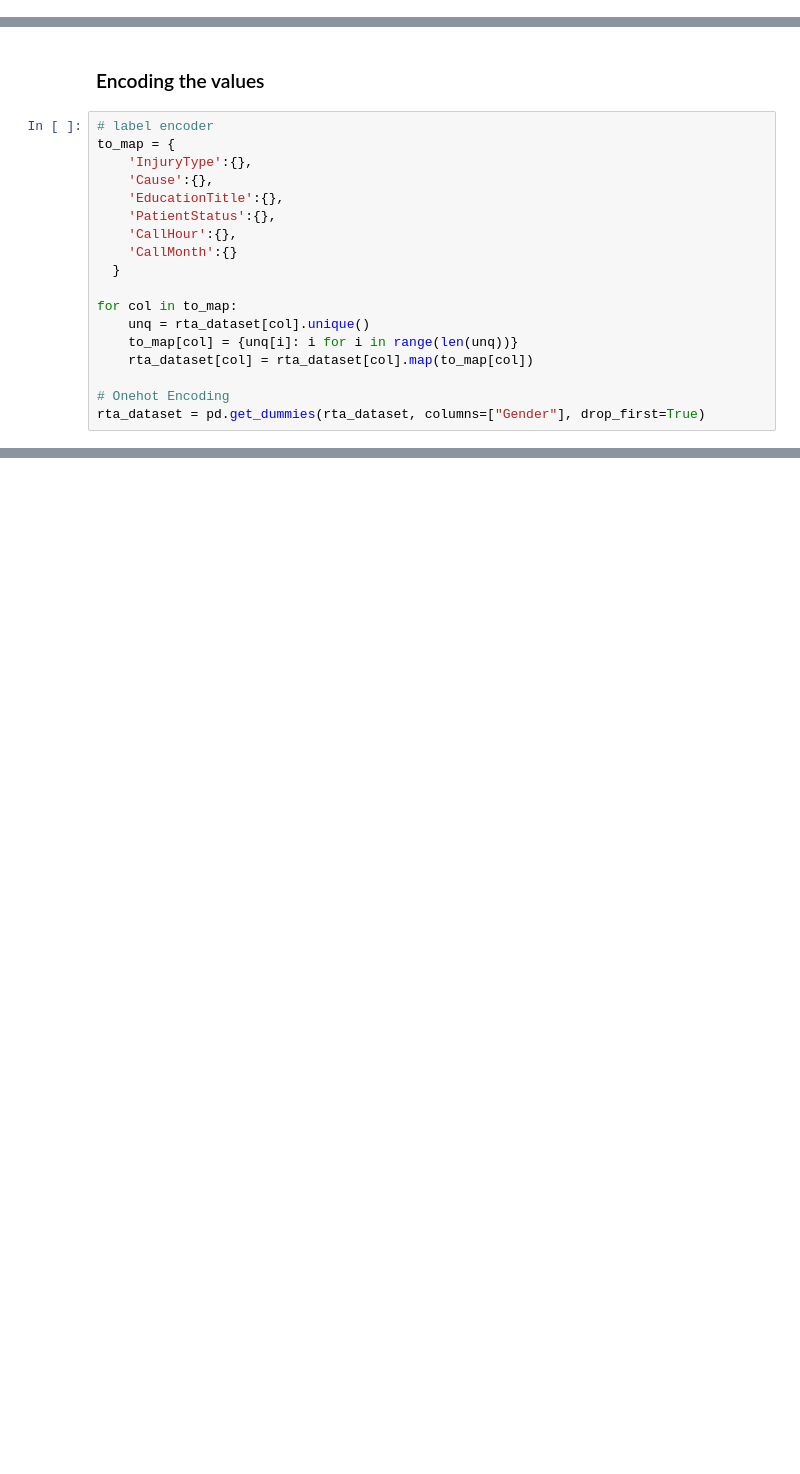
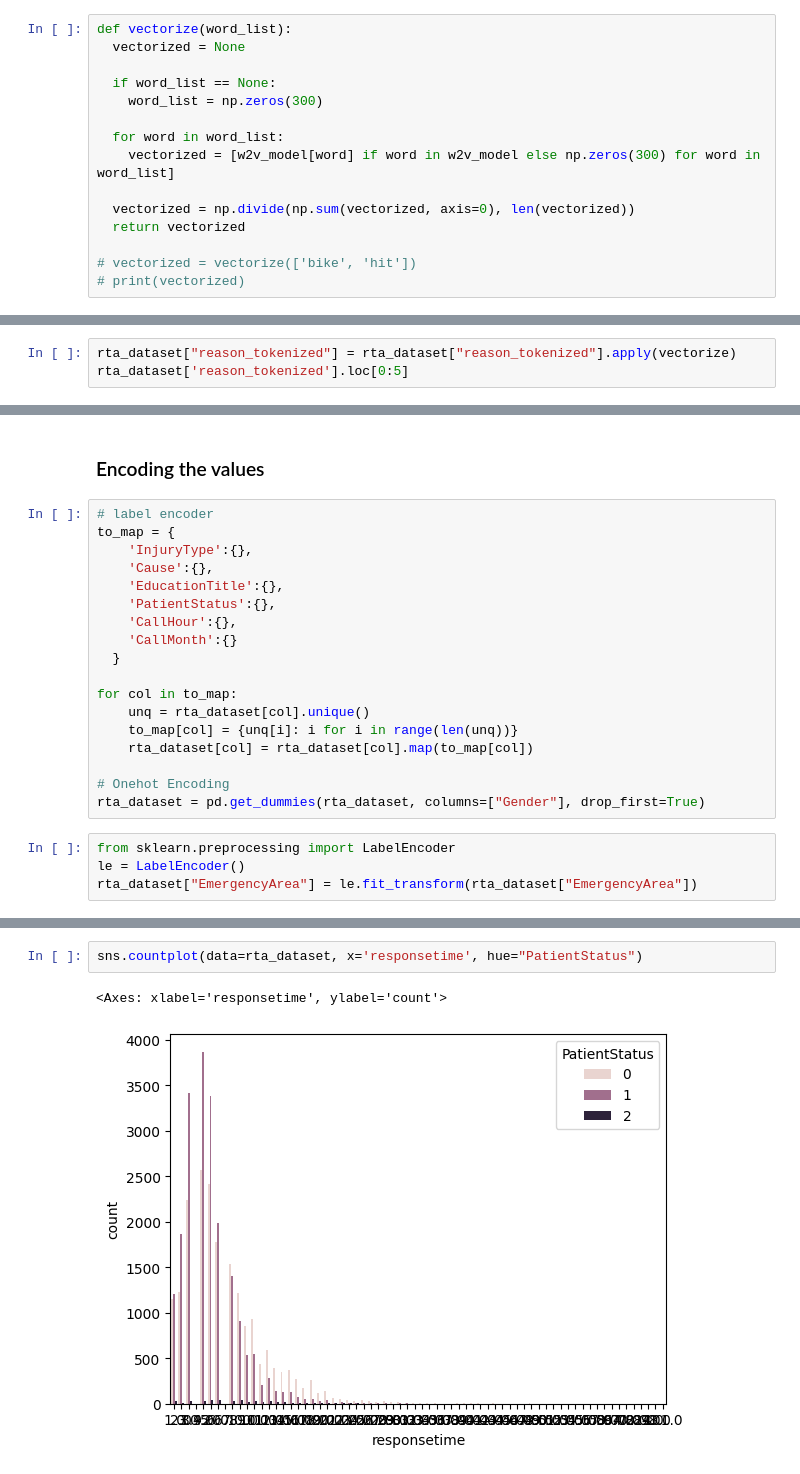
Before and after one commit to Sibgat-Ul/Road_Accidents_Pakistan_Prediction, a Jupyter notebook: toonsquad_445_7_assignment_2_sib.ipynb, the cells around one changed output, grey strips where cells are left out. Cells and saved outputs as stored; diff of their text form; blank space fills up the shorter version.

```diff
--- a/toonsquad_445_7_assignment_2_sib.ipynb
+++ b/toonsquad_445_7_assignment_2_sib.ipynb
@@ -543,3 +543,18 @@ Text(0.5, 1.0, 'Stable')
 import gensim
 
 w2v_model = gensim.models.KeyedVectors.load_word2vec_format('drive/MyDrive/w2v_gn_pretrained.bin', binary=True)
+# %%
+def vectorize(word_list):
+  vectorized = None
+
+  if word_list == None:
+    word_list = np.zeros(300)
+
+  for word in word_list:
+    vectorized = [w2v_model[word] if word in w2v_model else np.zeros(300) for word in word_list]
+
+  vectorized = np.divide(np.sum(vectorized, axis=0), len(vectorized))
+  return vectorized
+
+# vectorized = vectorize(['bike', 'hit'])
+# print(vectorized)
@@ -545,0 +565,3 @@ w2v_model = gensim.models.KeyedVectors.load_word2vec_format('drive/MyDrive/w2v_g
+# %%
+rta_dataset["reason_tokenized"] = rta_dataset["reason_tokenized"].apply(vectorize)
+rta_dataset['reason_tokenized'].loc[0:5]
@@ -563,4 +587,8 @@ for col in to_map:
 
 # Onehot Encoding
 rta_dataset = pd.get_dummies(rta_dataset, columns=["Gender"], drop_first=True)
+# %%
+from sklearn.preprocessing import LabelEncoder
+le = LabelEncoder()
+rta_dataset["EmergencyArea"] = le.fit_transform(rta_dataset["EmergencyArea"])
 # %%
@@ -581,0 +605,5 @@ rta_dataset
+# %%
+sns.countplot(data=rta_dataset, x='responsetime', hue="PatientStatus")
+# %% [output]
+<Axes: xlabel='responsetime', ylabel='count'>
+[figure, added]
```
Also changed, not shown: parts of 8 cells of this notebook.
